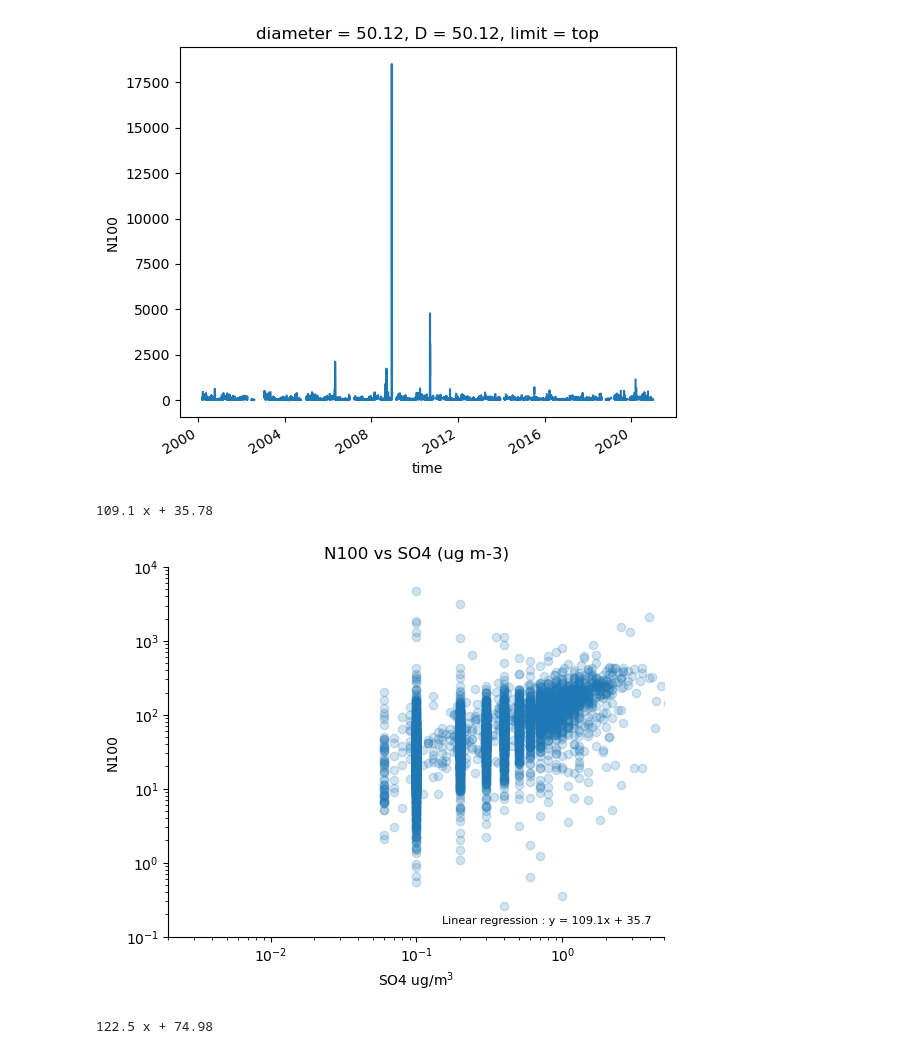
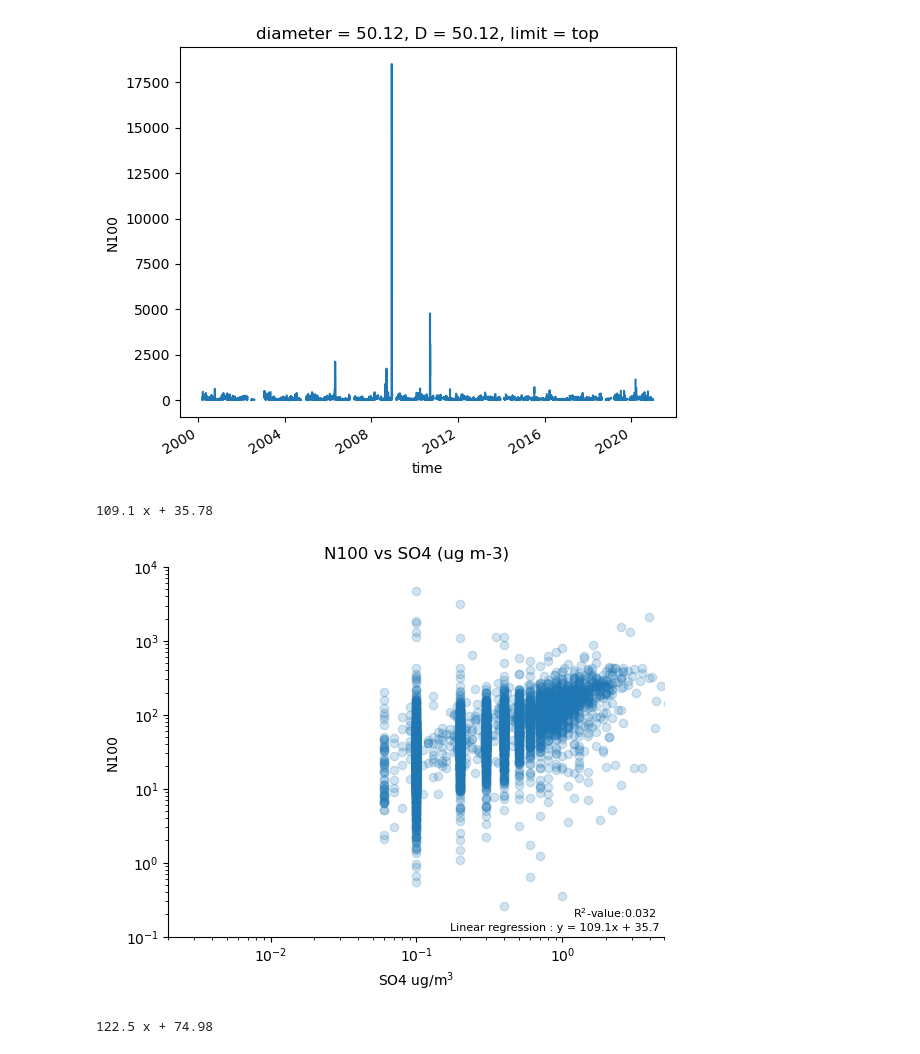
Before and after one commit to eScience-course/-Tjaernoe2022-group1, a Jupyter notebook: notebooks/Stefan/Full Sulphate Data.ipynb, the cells around one changed output. Drawn from its saved outputs; the diff is of its cells as text; code cells hidden in the pictures.

```diff
--- a/notebooks/Stefan/Full Sulphate Data.ipynb
+++ b/notebooks/Stefan/Full Sulphate Data.ipynb
@@ -793,31 +793,38 @@ masked['N100'].plot()
 # %%
 f, ax = plt.subplots()
 #ax.scatter(x=ds['SO4'], y=ds['N100'])
 #ax.set_ylim ([0.1,1000])
 
 _dss = masked[['SO4','N100']].dropna('time')
 ax.scatter(x=_dss['SO4'], y=_dss['N100'] , alpha = 0.2)
 z = np.polyfit(_dss['SO4'], _dss['N100'], 1)
 p = np.poly1d(z)
 x= np.logspace(np.log10(_dss['SO4'].min()), np.log10(_dss['SO4'].max()))
 print(p)
 
 ax.set_ylim(0.1,10000)
 ax.set_xlim(0.002,5)
 ax.plot( x, p(x), c = 'black', )
 ax.set_yscale ('log')
 ax.set_xscale ('log')
 plt.xlabel('SO4 ug/m$^3$')
 plt.ylabel('N100')
 ax.set_title(f'N100 vs SO4 (ug m-3)')
-ax.text(0.15, 0.15, 'Linear regression : y = 109.1x + 35.7' ,fontsize=8)
+ax.text(0.17, 0.12, 'Linear regression : y = 109.1x + 35.7' ,fontsize=8)
 ax.set_yscale ('log')
+
+#Calculating R-Squared
+x = np.array([_dss['SO4']]).reshape((-1, 1))
+model = LinearRegression().fit (x, _dss['N100'])
+r_sq = model.score(x, _dss['N100'])
+ax.text(1.18, 0.18, f"R$^2$-value:{r_sq:.3f}"  ,fontsize=8)
+#ax.text(0.3, 0.15, f"R$^2$-value:{r_sq}0.3f"  ,fontsize=8)
 
 sns.despine(f)
 #sns.jointplot(x=ds['SO4'], y=ds['N100'],kind = 'hist')
 # %% [output]
 109.1 x + 35.78
-[figure, old version]
+[figure, new version]
 # %%
 f, ax = plt.subplots()
 #ax.scatter(x=ds['SO4'], y=ds['N50'])
```
Also changed, not shown: parts of 7 cells of this notebook, 3 other files.
